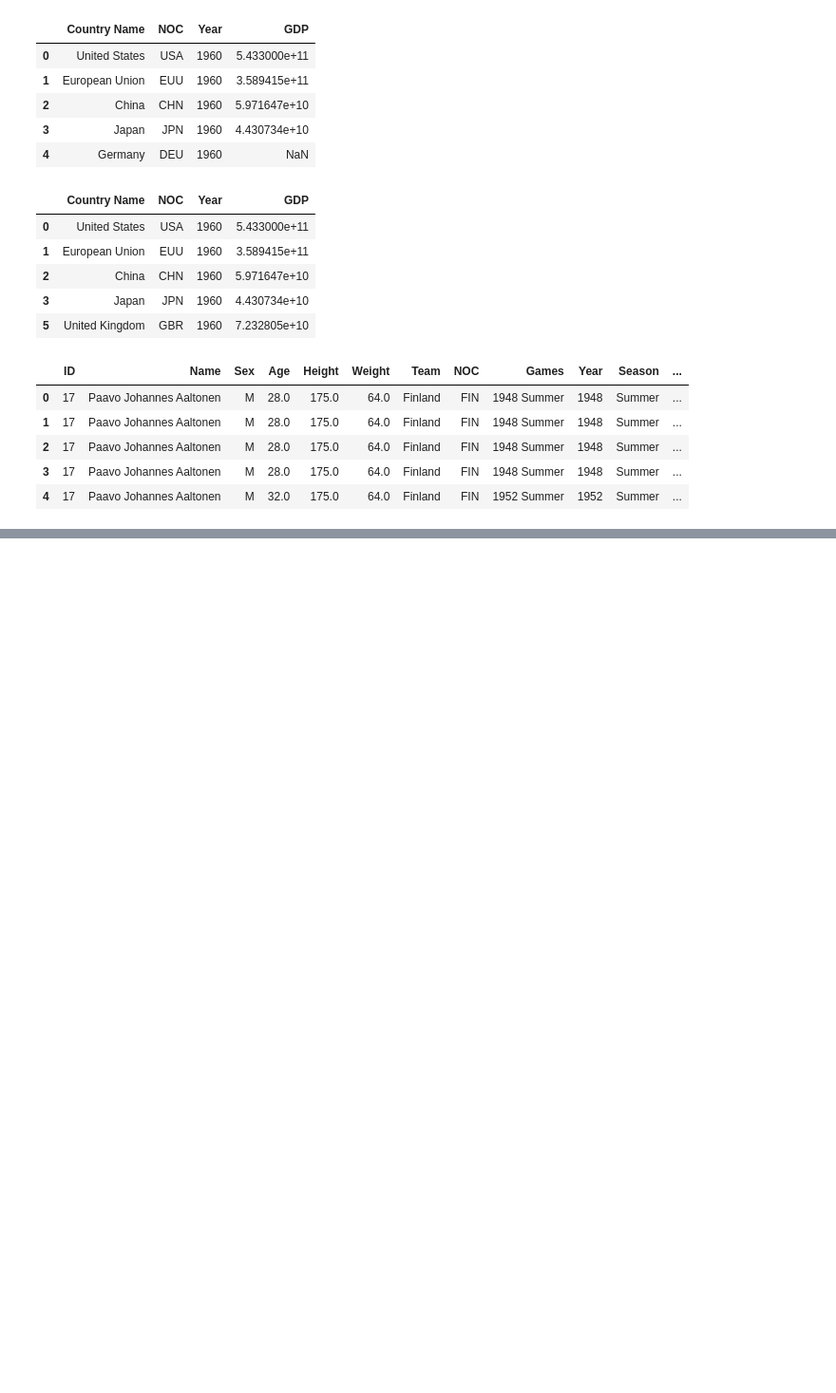
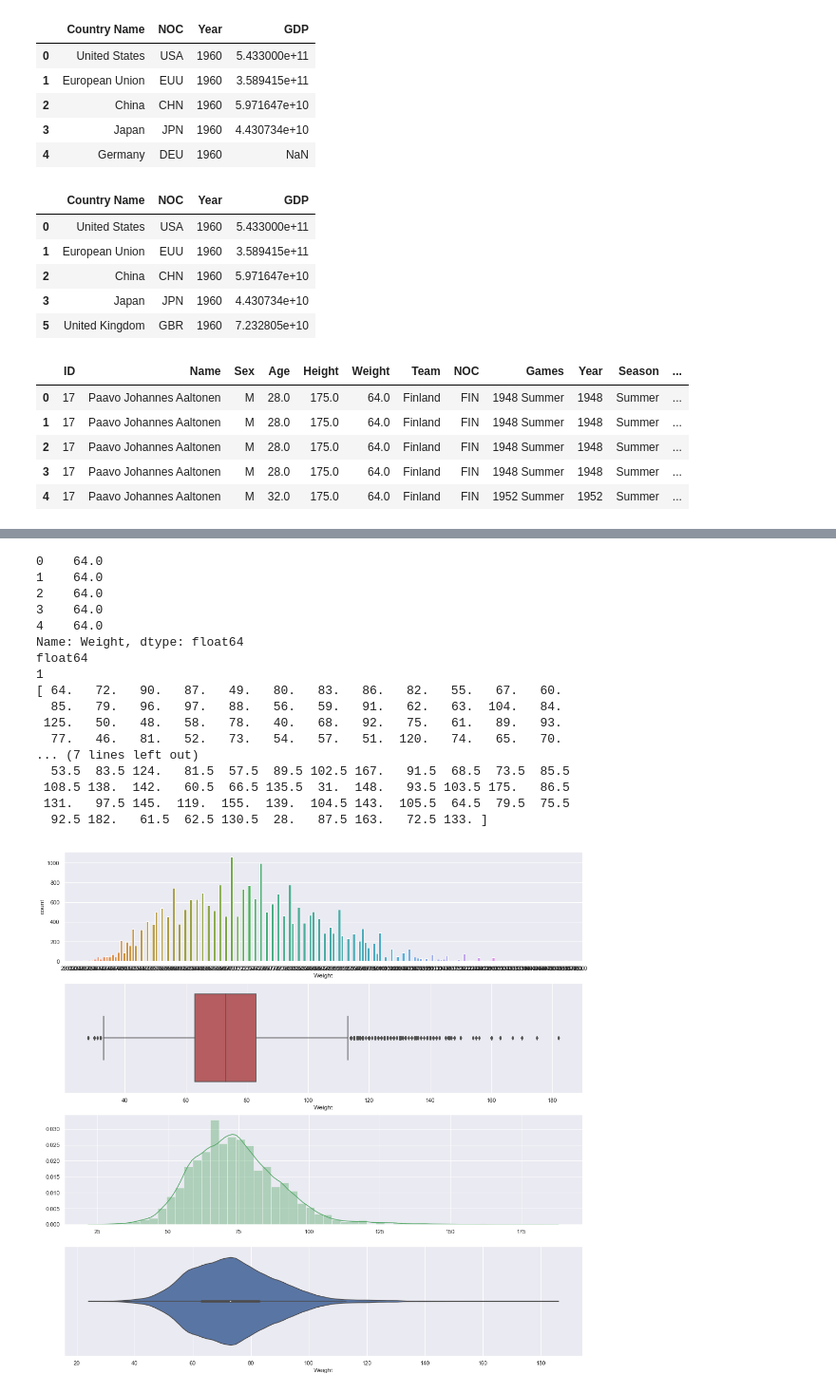
Before and after one commit to leo-evo/CV0003_MiniProj, a Jupyter notebook: OLYMPICS.ipynb, the cells around one changed output, grey strips where cells are left out. Shown at 95% size. Drawn from its saved outputs; the diff is of its cells as text; code cells hidden in the pictures; blank space fills up the shorter version.

```diff
--- a/OLYMPICS.ipynb
+++ b/OLYMPICS.ipynb
@@ -254,0 +360,21 @@ olympics.head()
+# %%
+olympics_weight = olympics_var(olympics, "Weight")
+# %% [output]
+0    64.0
+1    64.0
+2    64.0
+3    64.0
+4    64.0
+Name: Weight, dtype: float64
+float64
+1
+[ 64.   72.   90.   87.   49.   80.   83.   86.   82.   55.   67.   60.
+  85.   79.   96.   97.   88.   56.   59.   91.   62.   63.  104.   84.
+ 125.   50.   48.   58.   78.   40.   68.   92.   75.   61.   89.   93.
+  77.   46.   81.   52.   73.   54.   57.   51.  120.   74.   65.   70.
+... (7 lines left out)
+  53.5  83.5 124.   81.5  57.5  89.5 102.5 167.   91.5  68.5  73.5  85.5
+ 108.5 138.  142.   60.5  66.5 135.5  31.  148.   93.5 103.5 175.   86.5
+ 131.   97.5 145.  119.  155.  139.  104.5 143.  105.5  64.5  79.5  75.5
+  92.5 182.   61.5  62.5 130.5  28.   87.5 163.   72.5 133. ]
+[figure, added]
```
Also changed, not shown: parts of 20 cells of this notebook.
